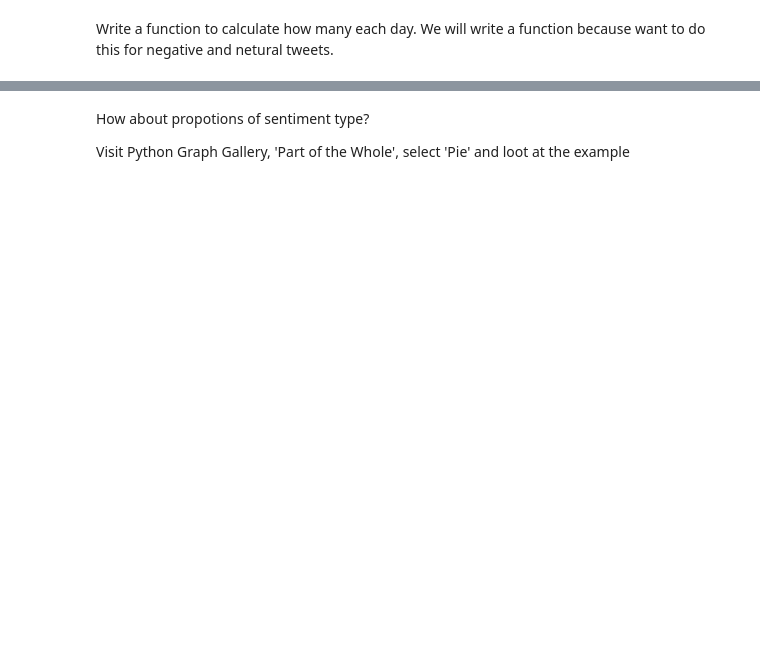
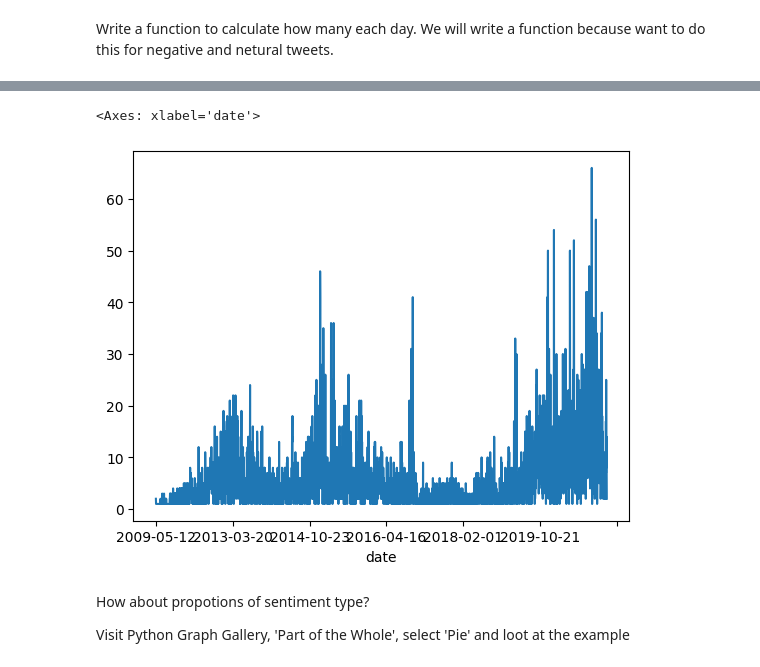
Before and after one commit to Suweslab/Sentiments, a Jupyter notebook: visualise_twitter.ipynb, the cells around one changed output, grey strips where cells are left out. Drawn from its saved outputs; the diff is of its cells as text; code cells hidden in the pictures; blank space fills up the shorter version.

```diff
--- a/visualise_twitter.ipynb
+++ b/visualise_twitter.ipynb
@@ -164,3 +180,12 @@ pos_per_day.plot()
+# %%
+# repeat for neutral
+neuts = tweets_df[tweets_df['Sentiment'] == 'neutral']
+#neuts.head()
+neuts_per_day = num_tweets(neuts)
+neuts_per_day.plot()
+# %% [output]
+<Axes: xlabel='date'>
+[figure, added]
 # %% [markdown]
 How about propotions of sentiment type?
 
```
Also changed, not shown: parts of 8 cells of this notebook.
